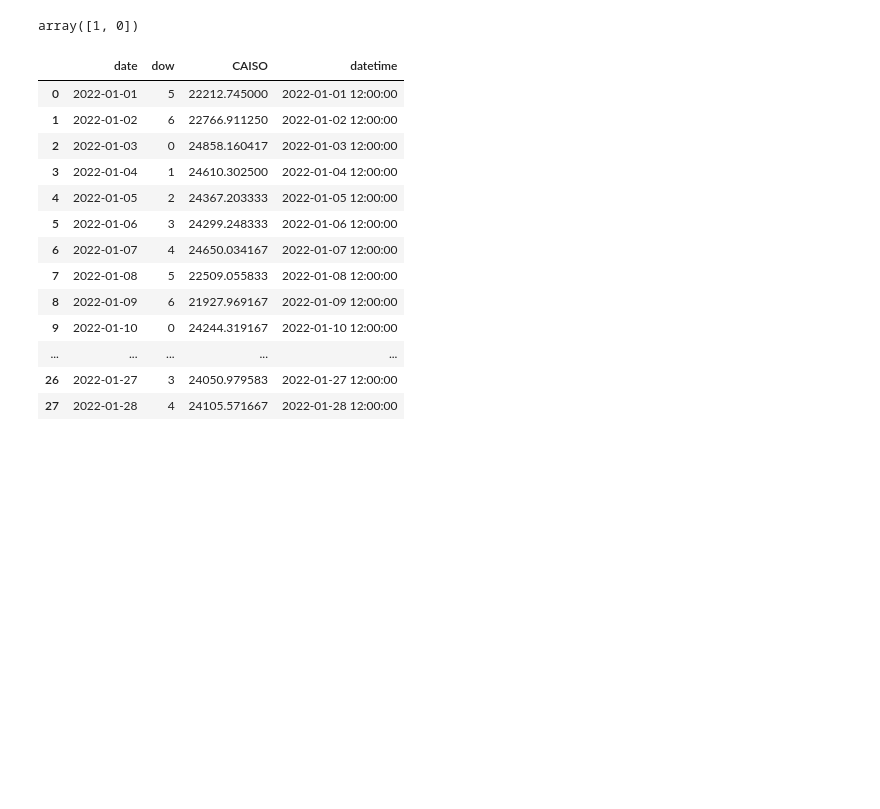
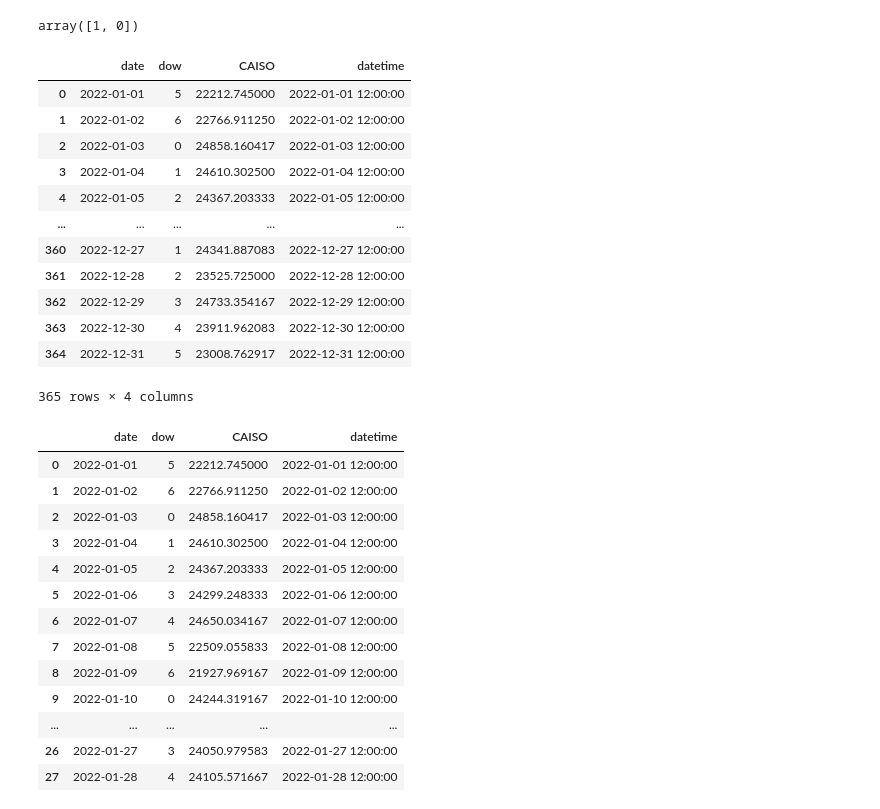
Before and after one commit to joypauls/caiso-forecasting, a Jupyter notebook: notebooks/poc.ipynb, the cells around one changed output. Saved outputs shown, nothing was run; the diff lists cells and outputs as text; code cells hidden in the pictures; blank space fills up the shorter version.

```diff
--- a/notebooks/poc.ipynb
+++ b/notebooks/poc.ipynb
@@ -77,3 +82,23 @@ array([1, 0])
+# %%
+df_2022_daily = df_2022.groupby(["date", "dow"])["CAISO"].mean().reset_index()
+# add datetime with hour set to 12:00
+df_2022_daily["datetime"] = pd.to_datetime(df_2022_daily["date"]) + pd.to_timedelta(12, unit="h")
+
+df_2022_daily
+# %% [output]
+|  | date | dow | CAISO | datetime |
+| 0 | 2022-01-01 | 5 | 22212.745000 | 2022-01-01 12:00:00 |
+| 1 | 2022-01-02 | 6 | 22766.911250 | 2022-01-02 12:00:00 |
+| 2 | 2022-01-03 | 0 | 24858.160417 | 2022-01-03 12:00:00 |
+| 3 | 2022-01-04 | 1 | 24610.302500 | 2022-01-04 12:00:00 |
+| 4 | 2022-01-05 | 2 | 24367.203333 | 2022-01-05 12:00:00 |
+| ... | ... | ... | ... | ... |
+| 360 | 2022-12-27 | 1 | 24341.887083 | 2022-12-27 12:00:00 |
+| 361 | 2022-12-28 | 2 | 23525.725000 | 2022-12-28 12:00:00 |
+| 362 | 2022-12-29 | 3 | 24733.354167 | 2022-12-29 12:00:00 |
+| 363 | 2022-12-30 | 4 | 23911.962083 | 2022-12-30 12:00:00 |
+| 364 | 2022-12-31 | 5 | 23008.762917 | 2022-12-31 12:00:00 |
+365 rows × 4 columns
 # %%
 df_2022_jan = df[(df["year"] == 2022) & (df["month"] == 1)].copy()
 df_2022_march = df[(df["year"] == 2022) & (df["month"] == 3)].copy()
```
Also changed, not shown: parts of 13 cells of this notebook.
